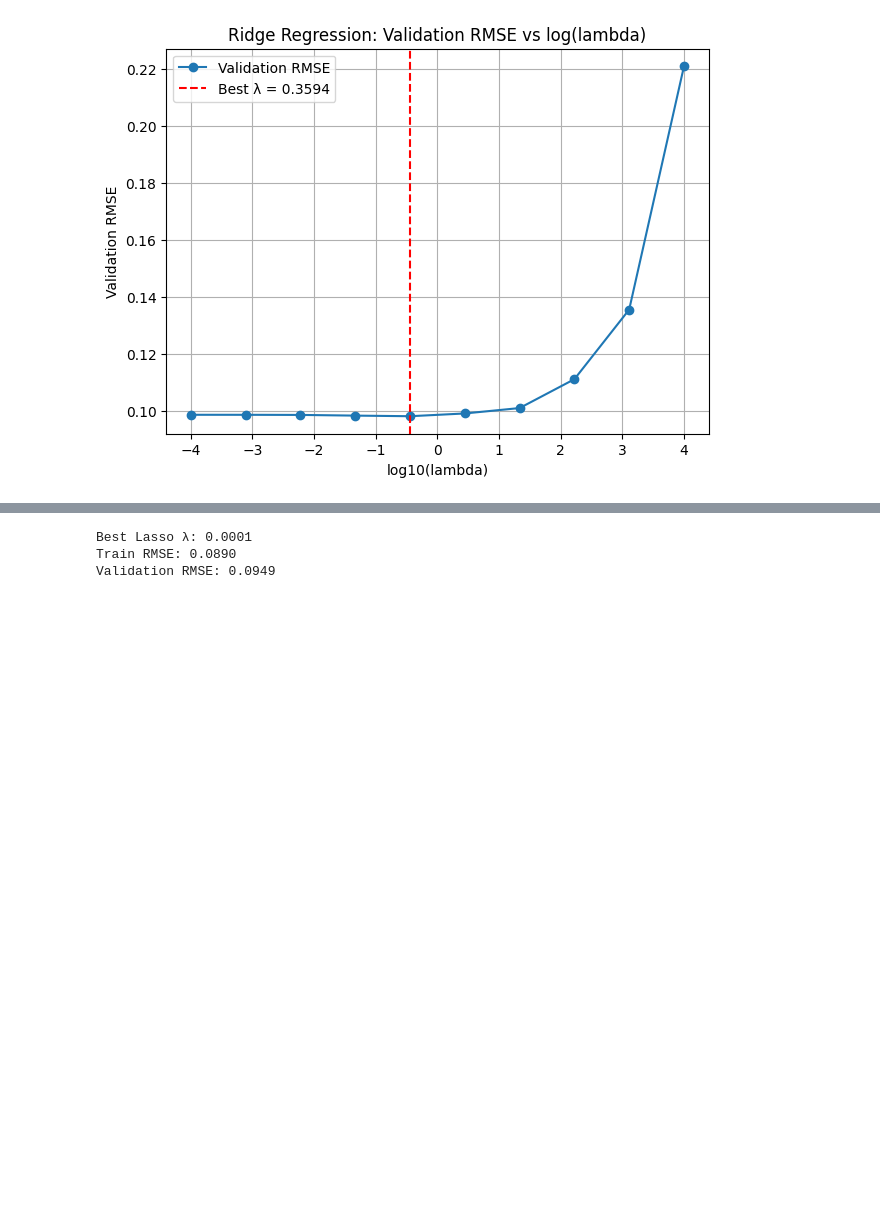
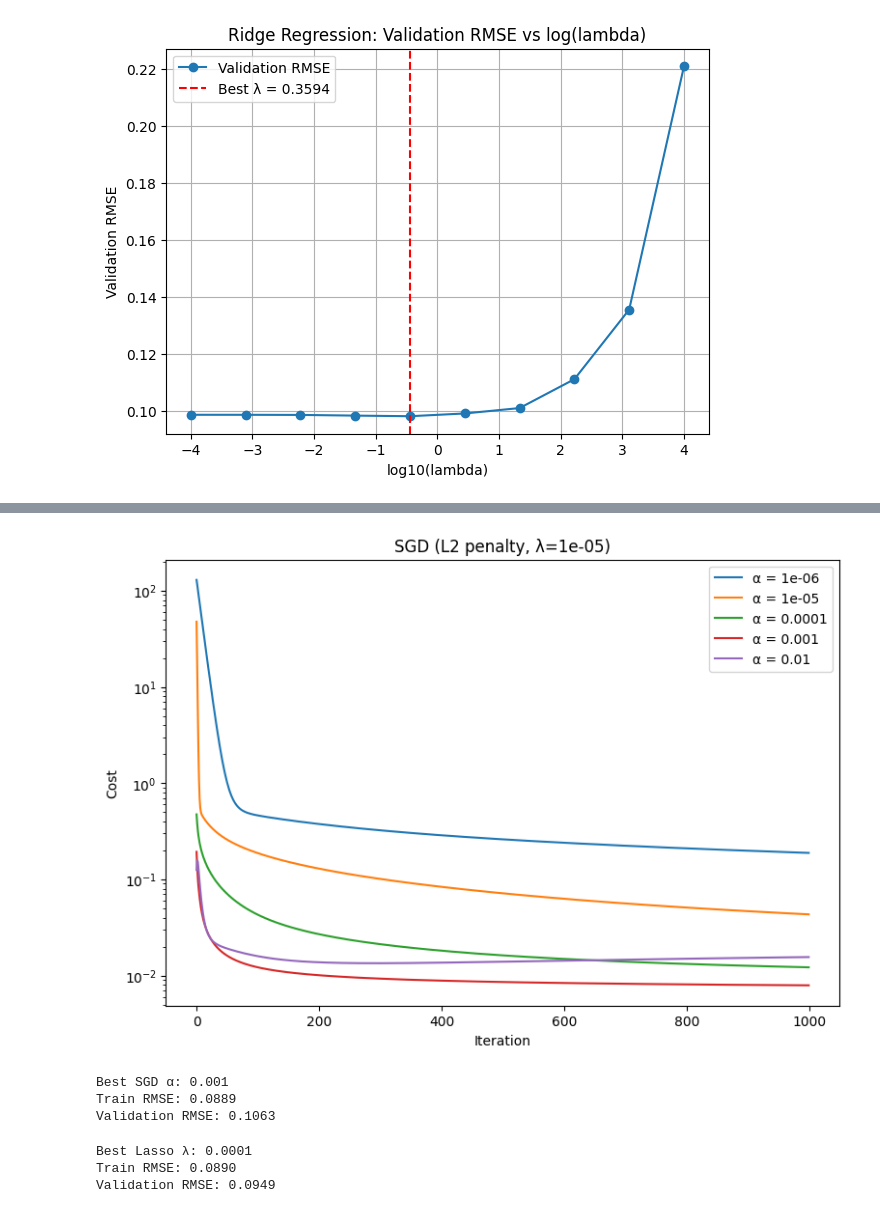
Before and after one commit to ericaezhou/econ_107, a Jupyter notebook: week_2/ECON 107_Week 2 Discussion_TA.ipynb, the cells around one changed output, grey strips where cells are left out. Drawn from its saved outputs; the diff is of its cells as text; code cells hidden in the pictures; blank space fills up the shorter version.

```diff
--- a/week_2/ECON 107_Week 2 Discussion_TA.ipynb
+++ b/week_2/ECON 107_Week 2 Discussion_TA.ipynb
@@ -570,3 +622,13 @@ Validation RMSE: 0.0981
+# %%
+# Reasonable L2 penalty for SGD (small enough to avoid over-shrinking)
+lambda_sgd_reasonable = 1e-5
+
+run_sgd(penalty="l2",lambda_fixed=lambda_sgd_reasonable,title=f"SGD (L2 penalty, λ={lambda_sgd_reasonable})")
+# %% [output]
+[figure, added]
+Best SGD α: 0.001
+Train RMSE: 0.0889
+Validation RMSE: 0.1063
 # %%
 # Lasso Regression (Full Feature)
 best_lasso_rmse = float("inf")
```
Also changed, not shown: parts of 9 cells of this notebook.
